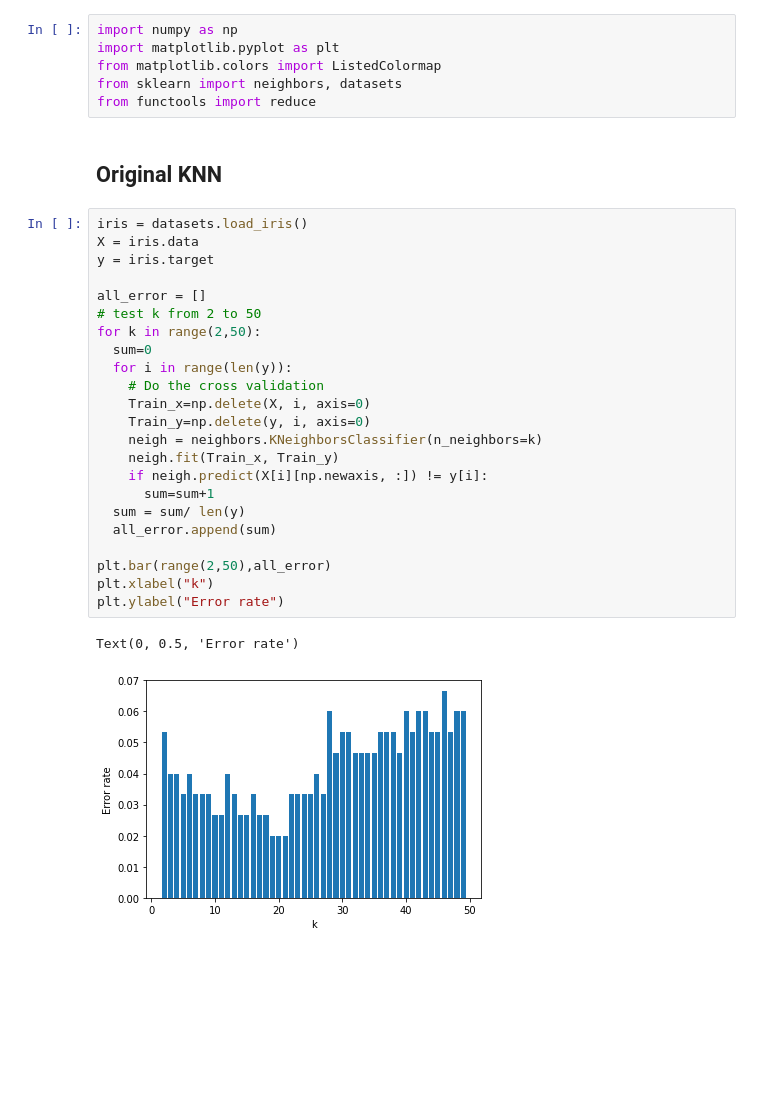
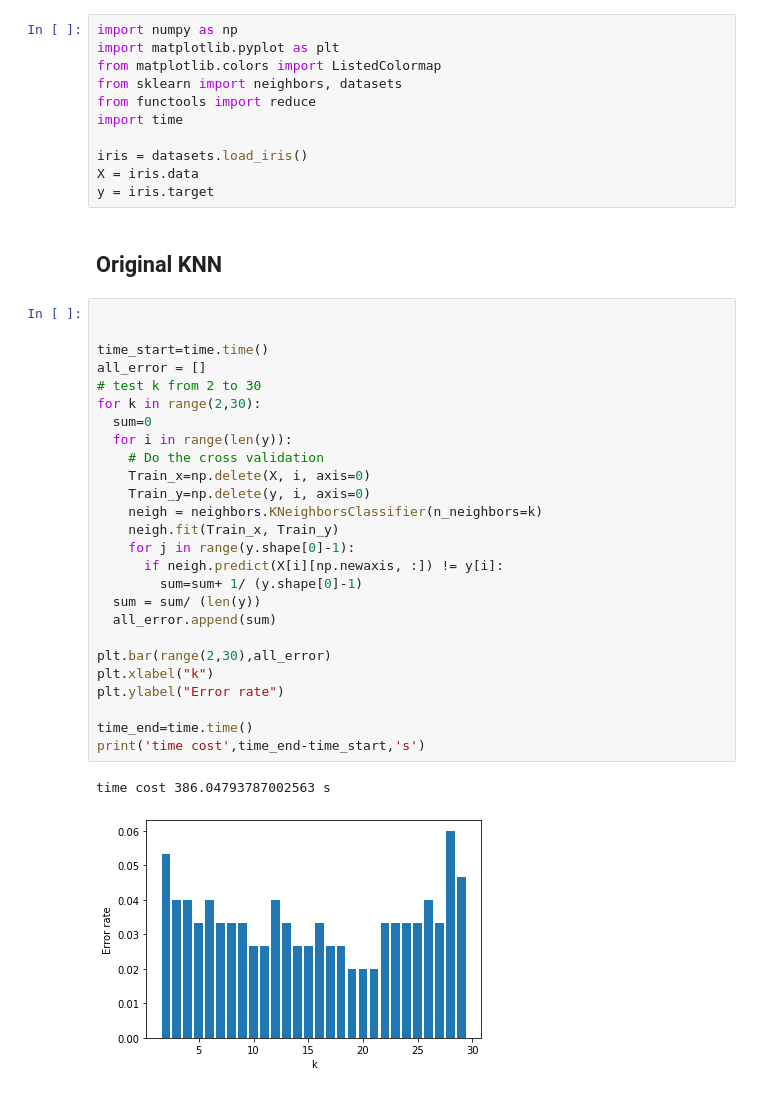
Before and after one commit to LANZhengyang/MFML_Bayesian_KNN, a Jupyter notebook: MFML.ipynb, the cells around one changed output. Cells and saved outputs as stored; diff of their text form; blank space fills up the shorter version.

```diff
--- a/MFML.ipynb
+++ b/MFML.ipynb
@@ -6,34 +6,42 @@ import matplotlib.pyplot as plt
 from matplotlib.colors import ListedColormap
 from sklearn import neighbors, datasets
 from functools import reduce
+import time
+
+iris = datasets.load_iris()
+X = iris.data
+y = iris.target
 # %% [markdown]
 ## Original KNN
 # %%
-iris = datasets.load_iris()
-X = iris.data
-y = iris.target
 
+
+time_start=time.time()
 all_error = []
-# test k from 2 to 50
-for k in range(2,50):
+# test k from 2 to 30
+for k in range(2,30):
   sum=0
   for i in range(len(y)):
     # Do the cross validation
     Train_x=np.delete(X, i, axis=0)
     Train_y=np.delete(y, i, axis=0)
     neigh = neighbors.KNeighborsClassifier(n_neighbors=k)
     neigh.fit(Train_x, Train_y)
-    if neigh.predict(X[i][np.newaxis, :]) != y[i]:
-      sum=sum+1
-  sum = sum/ len(y)
+    for j in range(y.shape[0]-1):
+      if neigh.predict(X[i][np.newaxis, :]) != y[i]:
+        sum=sum+ 1/ (y.shape[0]-1)
+  sum = sum/ (len(y))
   all_error.append(sum)
 
-plt.bar(range(2,50),all_error)
+plt.bar(range(2,30),all_error)
 plt.xlabel("k")
 plt.ylabel("Error rate")
+
+time_end=time.time()
+print('time cost',time_end-time_start,'s')
 # %% [output]
-Text(0, 0.5, 'Error rate')
+time cost 386.04793787002563 s
-[figure, old version]
+[figure, new version]
 # %%
 class knn():
     def fit(self,X,y,n):
```
Also changed, not shown: parts of 25 cells of this notebook.
